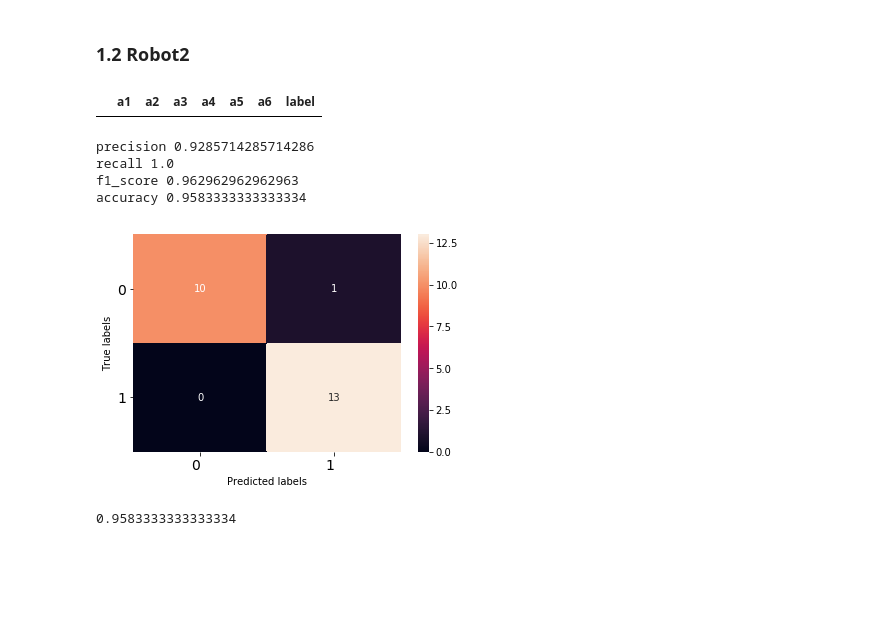
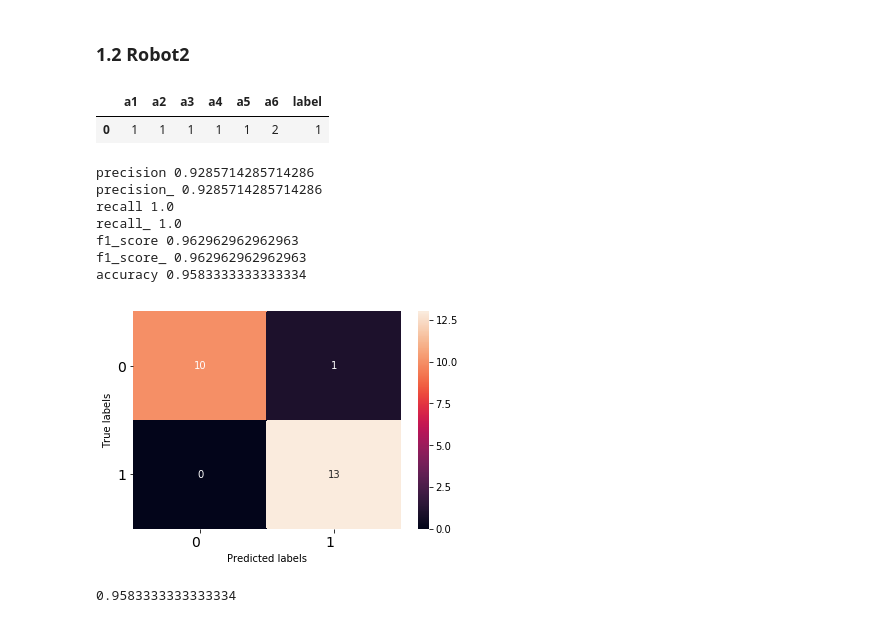
Before and after one commit to abnvanand/smai_a2, a Jupyter notebook: src/KNN.ipynb, the cells around one changed output. Drawn from its saved outputs; the diff is of its cells as text; code cells hidden in the pictures; blank space fills up the shorter version.

```diff
--- a/src/KNN.ipynb
+++ b/src/KNN.ipynb
@@ -199,23 +267,24 @@ sns.relplot( x="accuracy", y="number of neighbours", kind="line", data=plotdf, h
 # %%
 df = pd.read_csv("../data/robot/Robot2", header=None, sep=' ').dropna(axis=1, how='all')
 # add column names header
 df.columns = ["class", "a1", "a2", "a3", "a4", "a5", "a6", "Id"]
 
 # we do not need Id column
 df.drop(['Id'], axis=1, inplace=True)
 
 # make class label the last column
 cols = df.columns.tolist()
 cols.remove("class")
 df = df[cols +["class"]]
 
 target = "label"
 # rename the column whose value is to be predicted to "label"
 df = df.rename(columns={"class": target})
 
-df.head(0)
+df.head(1)
 # %% [output]
 |  | a1 | a2 | a3 | a4 | a5 | a6 | label |
+| 0 | 1 | 1 | 1 | 1 | 1 | 2 | 1 |
 # %%
 train_df, validate_df = train_test_split(df, test_size = 0.2, random_state=100)
 predictions = predict(validate_df, train_df, k=7)
@@ -223,16 +292,25 @@ actual = validate_df["label"]
 
 combined_df = pd.concat([actual, predictions],axis=1)
 
-print("precision",precision(combined_df))
+print("precision", precision(combined_df))
+print("precision_", precision_(combined_df, 1))
+
 print("recall", recall(combined_df))
-print("f1_score",f1_score(combined_df))
+print("recall_", recall_(combined_df, 1))
+
+print("f1_score", f1_score(combined_df))
+print("f1_score_", f1_score_(combined_df, 1))
+
 print("accuracy",accuracy(combined_df))
 
-plot_confusion_heatmap(combined_df)
+plot_confusion_heatmap(combined_df,xticks_rotation=0)
 # %% [output]
 precision 0.9285714285714286
+precision_ 0.9285714285714286
 recall 1.0
+recall_ 1.0
 f1_score 0.962962962962963
+f1_score_ 0.962962962962963
 accuracy 0.9583333333333334
 [figure]
 # %%
```
Also changed, not shown: parts of 9 cells of this notebook.
